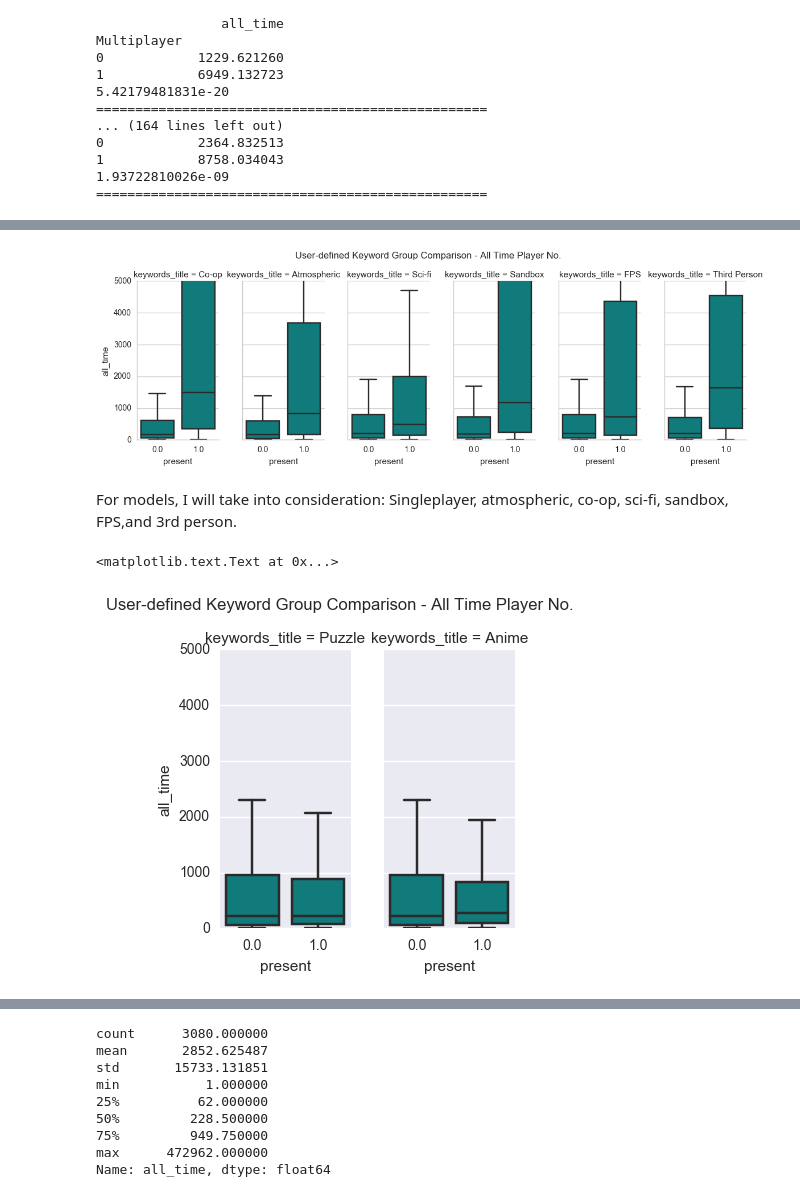
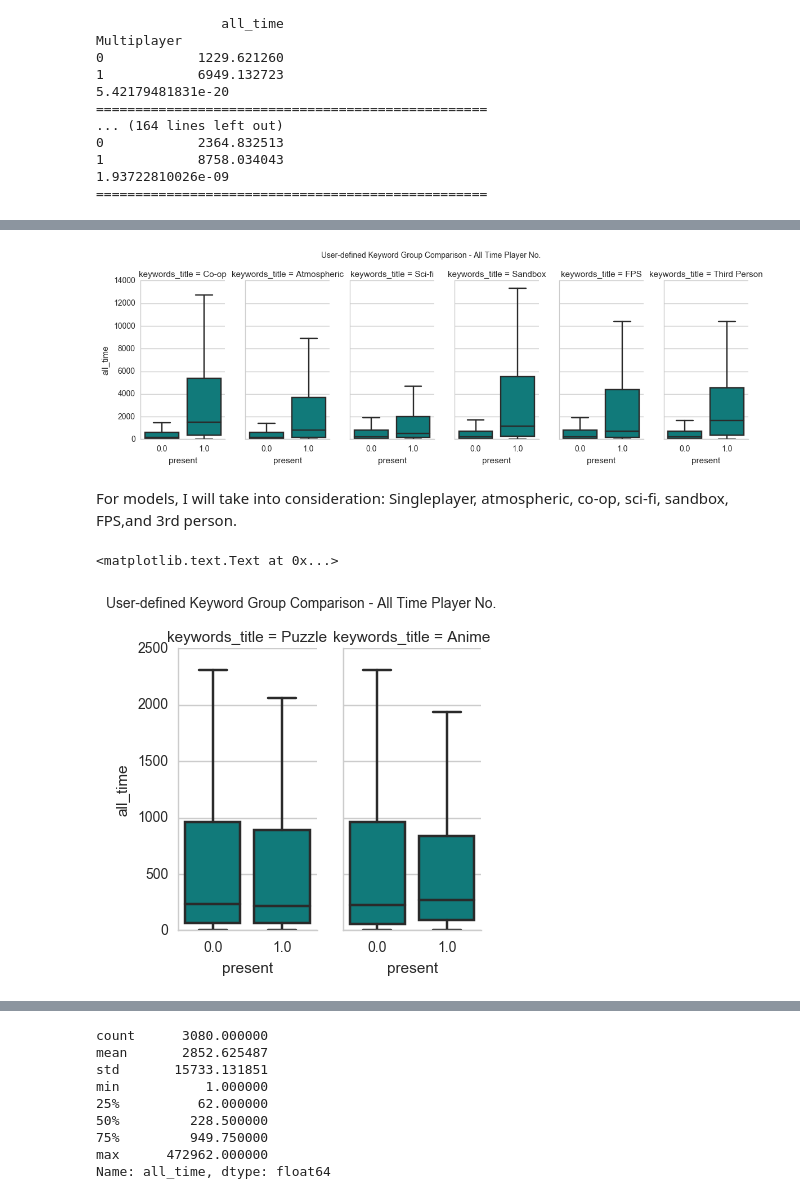
Before and after one commit to nycdatasci/bootcamp009_project, a Jupyter notebook: Project2-WebScraping/Jason_Chiu/Steam_data_exploration.ipynb, the cells around one changed output, grey strips where cells are left out. Cells and saved outputs as stored; diff of their text form; code cells hidden in the pictures.

```diff
--- a/Project2-WebScraping/Jason_Chiu/Steam_data_exploration.ipynb
+++ b/Project2-WebScraping/Jason_Chiu/Steam_data_exploration.ipynb
@@ -785,11 +788,12 @@ col_name[0]
 # %% [output]
 'Indie'
 # %%
-#a = df.columns.values
-#b = a
-#for i in range(len(a)):
-#    j = i + 1
-#    while j < len(b):
-#        overlap(a[i],a[j],df)
-#        j = j + 1
-#        print "="*40
+import sklearn
+a = df.columns.values
+b = a
+for i in range(len(a)):
+    j = i + 1
+    while j < len(b):
+        overlap(a[i],a[j],df)
+        j = j + 1
+        print "="*40
@@ -916,7 +952,7 @@ data = c[c['count']>100].sort_values(by = "count",ascending=False)
 ax = sns.barplot(y="genre", x= "count", data=data,color="darkcyan",orient="h")
 plt.ylabel('Company-defined Genre')
 plt.xlabel('Counts')
-sns.set_style("dark")
+sns.set_style("whitegrid")
 # %% [output]
 [figure]
 # %%
@@ -952,7 +988,7 @@ py.iplot(fig, filename='horizontal-bar')
 [interactive output not drawn]
 # %%
 df_g = final_file[["Indie","Action_g","Adventure_g","Strategy","Simulation","RPG","Casual","Early Access",
-                   "Sports","Violent","Racing","all_time","retention"]]
+                   "Sports","Violent","Racing","all_time"]]
 # %%
 genre_name = ["Indie","Action_g","Adventure_g","Strategy","Simulation","RPG","Casual","Early Access","Sports",
             "Violent","Racing"]
@@ -1293,7 +1331,7 @@ test_list = ["Singleplayer","Multiplayer","Great Soundtrack","Atmospheric","Stor
 df_key = final_file[["Singleplayer","Multiplayer","Great Soundtrack","Atmospheric","Story Rich","Open World","2D","Co-op",
              "Sci-fi","Adventure_k","Fantasy","Puzzle","First-Person","Shooter","Difficult","Funny","Classic",
              "Sandbox","Horror","Female Protagonist","FPS","Pixel Graphics","Comedy","Survival","Third Person",
-             "Anime","Platformer","Action_k","Turn-Based","Exploration","all_time","retention"]]
+             "Anime","Platformer","Action_k","Turn-Based","Exploration","all_time"]]
 # %%
 def compiling_data_k(x):
     boxplot_data = pd.DataFrame(columns = ["present","all_time","keywords_title"])
@@ -1318,12 +1356,12 @@ axes = g.axes
 axes[0,0].set_ylim(0,5000)
 axes[0,1].set_ylim(0,5000)
 axes[0,2].set_ylim(0,5000)
-axes[0,3].set_ylim(0,5000)
+axes[0,3].set_ylim(0,14000)
 plt.subplots_adjust(top=0.85)
 g.fig.suptitle('User-defined Keyword Group Comparison - All Time Player No.')
 sns.set_style("whitegrid")
 # %% [output]
-[figure, old version]
+[figure, new version]
 # %% [markdown]
 For models, I will take into consideration: Singleplayer, atmospheric, co-op, sci-fi, sandbox, FPS,and 3rd person.
 # %%
@@ -1331,14 +1369,15 @@ negative = boxplot_k[boxplot_k["keywords_title"].isin(["Puzzle","Anime"])]
 # %%
 g = sns.FacetGrid(negative, col="keywords_title", size=4, aspect=.5, col_order = ['Puzzle','Anime'])
 g.map(sns.boxplot, "present", "all_time",showfliers=False, color = "darkcyan");
 axes = g.axes
-axes[0,0].set_ylim(0,5000)
-axes[0,1].set_ylim(0,5000)
+axes[0,0].set_ylim(0,2500)
+axes[0,1].set_ylim(0,2500)
+sns.set_style("whitegrid")
 plt.subplots_adjust(top=0.85)
 g.fig.suptitle('User-defined Keyword Group Comparison - All Time Player No.')
 # %% [output]
 <matplotlib.text.Text at 0x...>
-[figure, old version]
+[figure, new version]
 # %%
 # all_time
 import seaborn as sns
```
Also changed, not shown: parts of 27 cells of this notebook, 2 other files.
